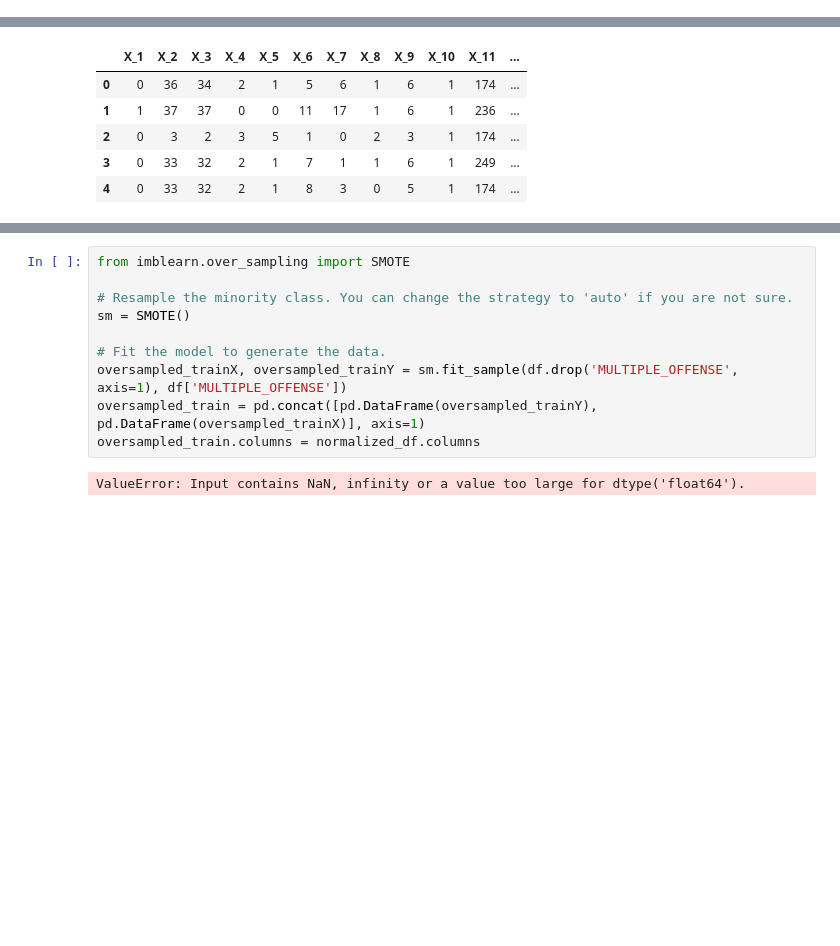
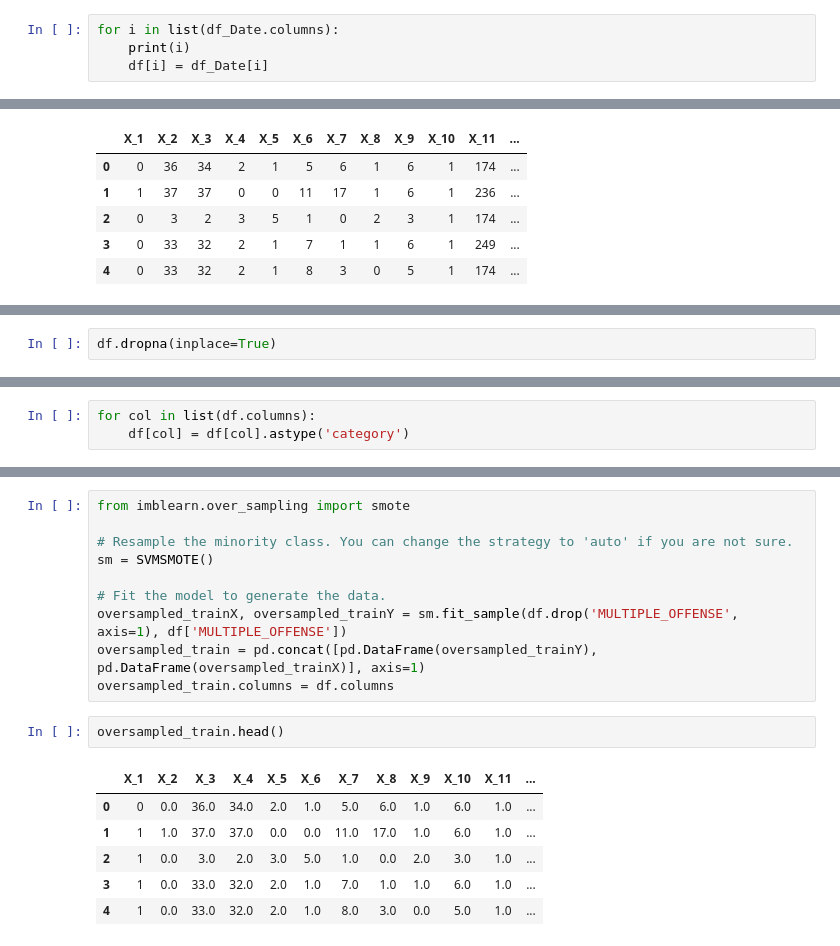
Before and after one commit to Jyoti1706/Data-Science-Project, a Jupyter notebook: NovatrisDS/Untitled.ipynb, the cells around one changed output, grey strips where cells are left out. Drawn from its saved outputs; the diff is of its cells as text; blank space fills up the shorter version.

```diff
--- a/NovatrisDS/Untitled.ipynb
+++ b/NovatrisDS/Untitled.ipynb
@@ -104,0 +99,4 @@ df['Year']=df_Date['Year']
+# %%
+for i in list(df_Date.columns):
+    print(i)
+    df[i] = df_Date[i]
@@ -138 +160,3 @@ Year                0
 dtype: int64
+# %%
+df.dropna(inplace=True)
@@ -138,0 +183,3 @@ dtype: int64
+# %%
+for col in list(df.columns):
+    df[col] = df[col].astype('category')
@@ -139,12 +209,19 @@ dtype: int64
 # %%
-from imblearn.over_sampling import SMOTE
+from imblearn.over_sampling import smote
 
 # Resample the minority class. You can change the strategy to 'auto' if you are not sure.
-sm = SMOTE()
+sm = SVMSMOTE()
 
 # Fit the model to generate the data.
 oversampled_trainX, oversampled_trainY = sm.fit_sample(df.drop('MULTIPLE_OFFENSE', axis=1), df['MULTIPLE_OFFENSE'])
 oversampled_train = pd.concat([pd.DataFrame(oversampled_trainY), pd.DataFrame(oversampled_trainX)], axis=1)
-oversampled_train.columns = normalized_df.columns
+oversampled_train.columns = df.columns
-# %% [output]
-ValueError: Input contains NaN, infinity or a value too large for dtype('float64').
+# %%
+oversampled_train.head()
+# %% [output]
+|  | X_1 | X_2 | X_3 | X_4 | X_5 | X_6 | X_7 | X_8 | X_9 | X_10 | X_11 | ... |
+| 0 | 0 | 0.0 | 36.0 | 34.0 | 2.0 | 1.0 | 5.0 | 6.0 | 1.0 | 6.0 | 1.0 | ... |
+| 1 | 1 | 1.0 | 37.0 | 37.0 | 0.0 | 0.0 | 11.0 | 17.0 | 1.0 | 6.0 | 1.0 | ... |
+| 2 | 1 | 0.0 | 3.0 | 2.0 | 3.0 | 5.0 | 1.0 | 0.0 | 2.0 | 3.0 | 1.0 | ... |
+| 3 | 1 | 0.0 | 33.0 | 32.0 | 2.0 | 1.0 | 7.0 | 1.0 | 1.0 | 6.0 | 1.0 | ... |
+| 4 | 1 | 0.0 | 33.0 | 32.0 | 2.0 | 1.0 | 8.0 | 3.0 | 0.0 | 5.0 | 1.0 | ... |
```
Also changed, not shown: parts of 12 cells of this notebook.
